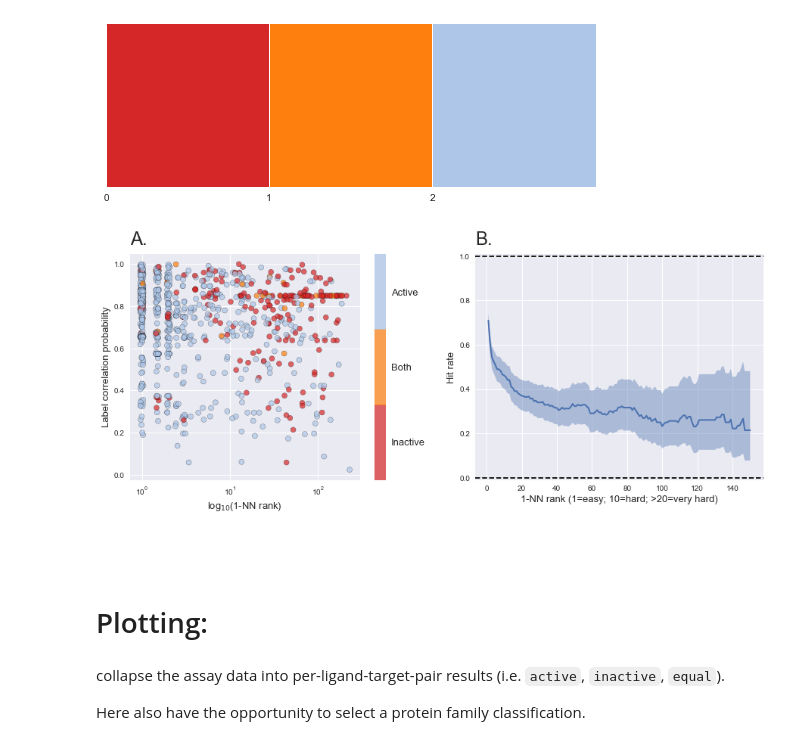
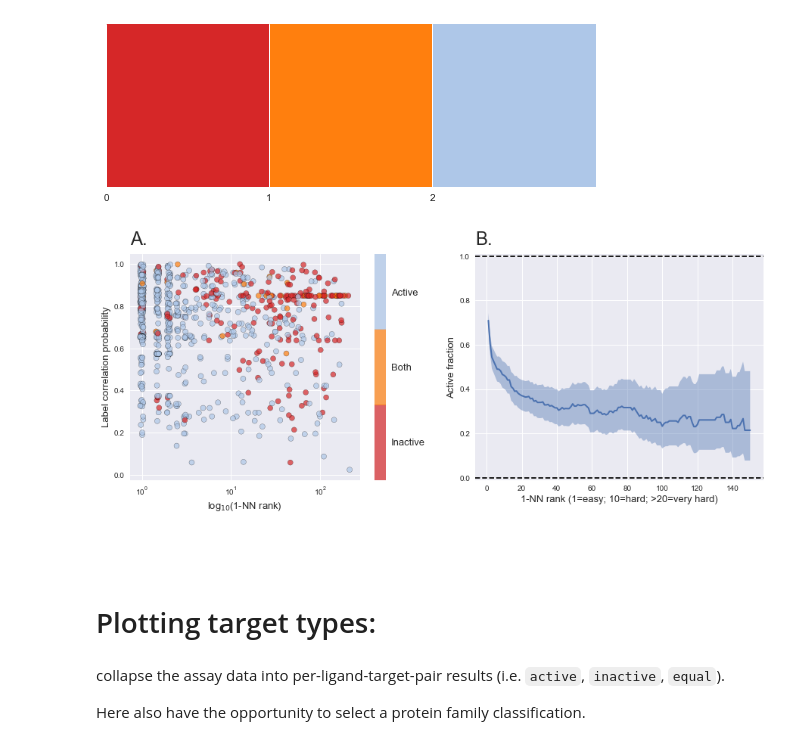
Before and after one commit to ljmartin/molrec, a Jupyter notebook: 4_pubchem_validation/analysis.ipynb, the cells around one changed output. Cells and saved outputs as stored; diff of their text form; code cells hidden in the pictures.

```diff
--- a/4_pubchem_validation/analysis.ipynb
+++ b/4_pubchem_validation/analysis.ipynb
@@ -16,0 +17,7 @@ print(len(pcv.predictions))
+# %%
+for k in pcv.predictions.keys():
+
+    lig, targ = k.split(':')
+    if targ=='62':
+        print(lig, targ)
+        target_synonyms = pcv.targets[targ]['synonyms']
@@ -20,11 +162,10 @@ import pandas as pd
 
 df = pd.DataFrame(columns=['tid', 'pref_name', 'lig_chemblid', 'aid', 'outcome', 'title','nnrank', 'prob'])
 count = 0
-acts = list()
 
-inacts= list()
-probs= list()
-nns = list()
+ndf = pd.DataFrame(columns=['tid', 'pref_name', 'lig_chemblid', 'aid', 'outcome', 'title','nnrank', 'prob'])
+ncount = 0
+
 for pred in tqdm.tqdm_notebook(pcv.predictions.keys()):
     lig, targ = pred.split(':')
     try:
@@ -38,9 +179,6 @@ for pred in tqdm.tqdm_notebook(pcv.predictions.keys()):
     except:
         continue
 
-    act = 0
-    inact = 0
-    unspec = 0
 
     nn = pcv.predictions[pred]['nn']
     prob = float(pcv.predictions[pred]['prob'])
@@ -50,29 +188,15 @@ for pred in tqdm.tqdm_notebook(pcv.predictions.keys()):
         title = a[2]
         clean_title = pcv.clean_text(title)
 
+        if targ==62:
+            ndf.loc[count] = [tid, pref_name, ligand_chemblid, aid, outcome, title, nn, prob]
+            ncount+=1
 
         num = len(set(target_synonyms).intersection(clean_title.split()))
         if num>0:
             outcome =  a[1]
-            if outcome=='Unspecified':
-                unspec+=1
-            if outcome=='Active':
-                act+=1
-            if outcome=='Inactive':
-                inact+=1
             if outcome in ['Active', 'Inactive']:
                 df.loc[count] = [tid, pref_name, ligand_chemblid, aid, outcome, title, nn, prob]
                 count+=1
-    if sum([act, inact])>0:
-
-        nns.append(nn)
-        acts.append(act)
-        inacts.append(inact)
-        probs.append(float(prob))
-
-acts = np.array(acts)
-inacts = np.array(inacts)
-nns =np.array(nns)
-probs = np.array(probs)
 # %% [output]
 Please use `tqdm.notebook.tqdm` instead of `tqdm.tqdm_notebook`
@@ -181,35 +309,35 @@ cax = ax[0].scatter(result['nnrank'].values*jit,
 ax[0].set_xscale('log')
 
 cbar = fig.colorbar(cax, ticks=[-0.66, 0, 0.66], ax=ax[0])
 cbar.ax.set_yticklabels(['Inactive', 'Both', 'Active'], fontsize=fsize)
 
 ax[0].set_xlabel('log$_{10}}$(1-NN rank)', fontsize=fsize)
 ax[0].set_ylabel('Label correlation probability', fontsize=fsize)
 
 
 rate = posi/ tots
 
 low = beta.ppf(0.025, posi+1, tots-posi+1)
 high =beta.ppf(0.975, posi+1, tots-posi+1)
 
 ax[1].fill_between(x=range(1,151),y1=low, y2=high,alpha=0.4)
 ax[1].plot(range(1,151), rate, linewidth=2,)
 
-ax[1].set_ylabel('Hit rate',fontsize=fsize)
+ax[1].set_ylabel('Active fraction',fontsize=fsize)
 ax[1].set_xlabel('1-NN rank (1=easy; 10=hard; >20=very hard)',fontsize=fsize)
 ax[1].set_ylim(bottom=-0.01,top=1.01)
 ax[1].axhline(0, linestyle='--', c='k')
 ax[1].axhline(1, linestyle='--', c='k')
 
 plot_fig_label(ax[0] ,'A.')
 plot_fig_label(ax[1], 'B.')
 
 
 fig.savefig('./figures/pubchem_validation.png')
 fig.savefig('./figures/pubchem_validation.svg')
 fig.savefig('./figures/pubchem_validation.tif')
 # %% [output]
-[figure, old version]
+[figure, new version]
 # %%
 # stride = 12
 # x = probs[probs.argsort()][::len(probs)//stride]
@@ -236,5 +364,5 @@ fig.savefig('./figures/pubchem_validation.tif')
 # %% [markdown]
 ###
 # %% [markdown]
-# Plotting:
+# Plotting target types:
 # %%
```
Also changed, not shown: parts of 27 cells of this notebook, 8 other files.
